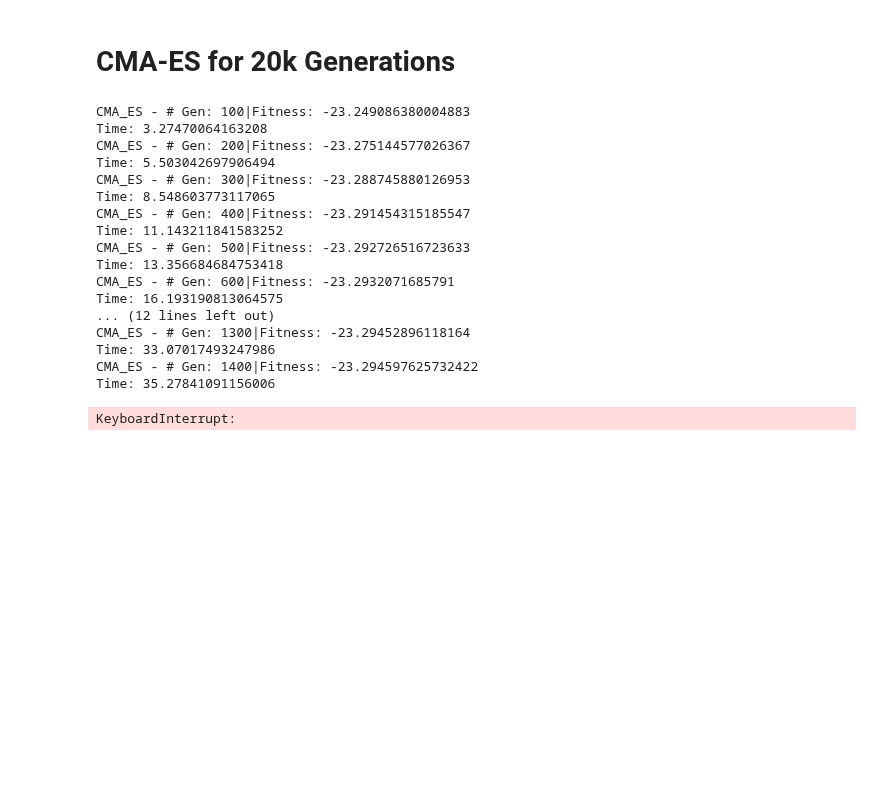
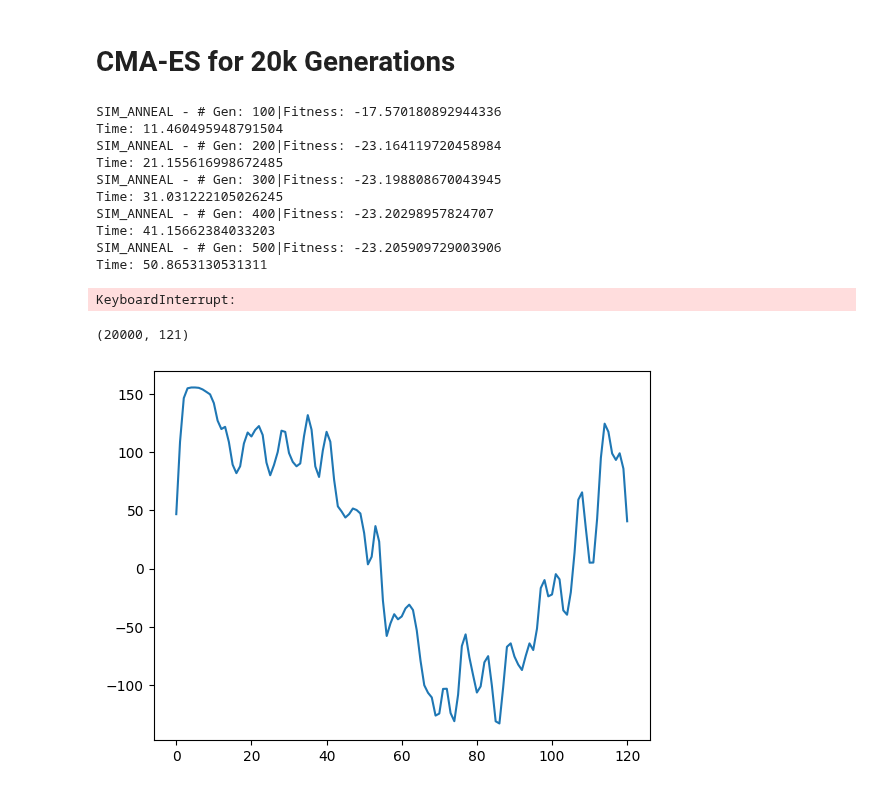
Before and after one commit to AnikenC/ReadoutWithRL, a Jupyter notebook: readoutWithRL/MLControl/learning_curves.ipynb, the cells around one changed output. Saved outputs shown, nothing was run; the diff lists cells and outputs as text; code cells hidden in the pictures; blank space fills up the shorter version.

Commit message:
updating learning_curves notebook

```diff
--- a/readoutWithRL/MLControl/learning_curves.ipynb
+++ b/readoutWithRL/MLControl/learning_curves.ipynb
@@ -192,7 +192,7 @@ EvoParams(mu_eff=Array(16.98963432, dtype=float64), c_1=Array(0.00013356, dtype=
 # %%
 # Simulated Annealing
 
-sim_anneal = SimAnneal(popsize=batchsize, num_dims=env.num_actions)
+sim_anneal = SimAnneal(popsize=num_envs, num_dims=env.num_actions)
 sim_params = sim_anneal.default_params
 sim_params = sim_params.replace(
     init_min=-1,
@@ -224,9 +224,9 @@ vmap_rollout = jax.jit(jax.vmap(custom_rollout))
 # %% [markdown]
 # CMA-ES for 20k Generations
 # %%
-strat = cma_strategy
-params = cma_params
-strat_name = 'CMA_ES'
+strat = sim_anneal
+params = sim_params
+strat_name = 'SIM_ANNEAL'
 
 # Make the Jax Random Seed in the Training Cell
 # To ensure same seed is used for all runs
@@ -251,7 +251,6 @@ for t in range(total_train_gens):
     x, state = strat.ask(rng_gen, state, params) # Sampling actions from strategy
     fitness = vmap_rollout(x) # Function we defined
     fitness = fitness.flatten()
-    print()
     state = strat.tell(x, fitness, state, params) # Updating strategy with fitnesses
 
     # Logging
@@ -262,21 +261,24 @@ for t in range(total_train_gens):
         print(f"{strat_name} - # Gen: {t + 1}|Fitness: {state.best_fitness}")
         print(f"Time: {time.time() - start}")
 # %% [output]
-CMA_ES - # Gen: 100|Fitness: -23.249086380004883
-Time: 3.27470064163208
-CMA_ES - # Gen: 200|Fitness: -23.275144577026367
-Time: 5.503042697906494
-CMA_ES - # Gen: 300|Fitness: -23.288745880126953
-Time: 8.548603773117065
-CMA_ES - # Gen: 400|Fitness: -23.291454315185547
-Time: 11.143211841583252
-CMA_ES - # Gen: 500|Fitness: -23.292726516723633
-Time: 13.356684684753418
-CMA_ES - # Gen: 600|Fitness: -23.2932071685791
-Time: 16.193190813064575
-... (12 lines left out)
-CMA_ES - # Gen: 1300|Fitness: -23.29452896118164
-Time: 33.07017493247986
-CMA_ES - # Gen: 1400|Fitness: -23.294597625732422
-Time: 35.27841091156006
+SIM_ANNEAL - # Gen: 100|Fitness: -17.570180892944336
+Time: 11.460495948791504
+SIM_ANNEAL - # Gen: 200|Fitness: -23.164119720458984
+Time: 21.155616998672485
+SIM_ANNEAL - # Gen: 300|Fitness: -23.198808670043945
+Time: 31.031222105026245
+SIM_ANNEAL - # Gen: 400|Fitness: -23.20298957824707
+Time: 41.15662384033203
+SIM_ANNEAL - # Gen: 500|Fitness: -23.205909729003906
+Time: 50.8653130531311
 KeyboardInterrupt:
+# %%
+print(cma_actions_arr.shape)
+# %% [output]
+(20000, 121)
+# %%
+# plt.plot(state.best_member)
+plt.plot(env.prepare_action(state.best_member))
+plt.show()
+# %% [output]
+[figure, added]
```
Also changed, not shown: parts of 2 cells of this notebook.
